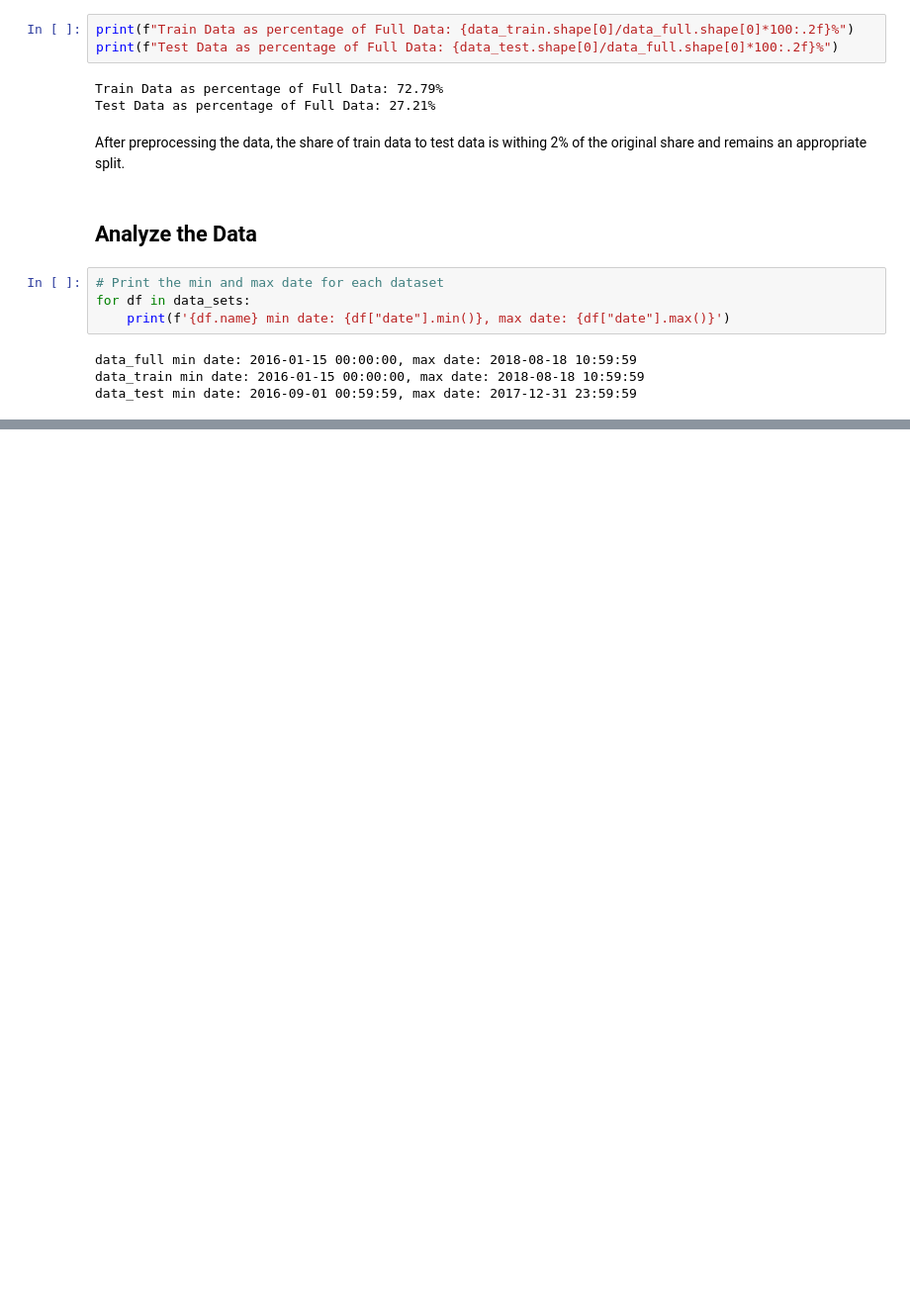
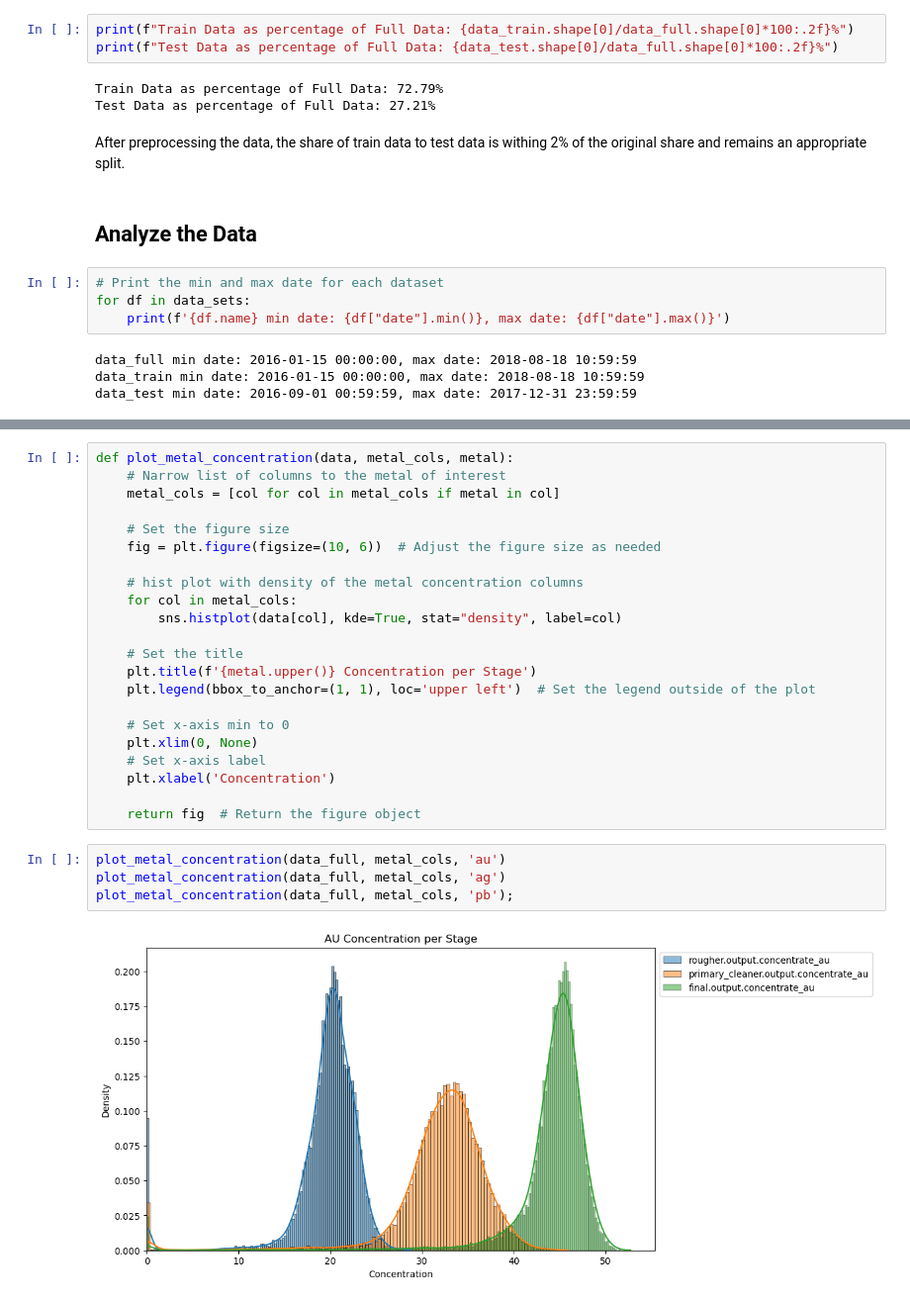
Before and after one commit to IMMontoya/Machine-Learning-Model-for-Efficiency-in-Gold-Mining, a Jupyter notebook: notebook.ipynb, the cells around one changed output, grey strips where cells are left out. Shown: that part at 99% size. Saved outputs shown, nothing was run; the diff lists cells and outputs as text; blank space fills up the shorter version.

Commit message:
2.1. Take note of how the concentrations of metals (Au, Ag, Pb) change depending on the purification stage.

```diff
--- a/notebook.ipynb
+++ b/notebook.ipynb
@@ -269,0 +299,28 @@ data_test min date: 2016-09-01 00:59:59, max date: 2017-12-31 23:59:59
+# %%
+def plot_metal_concentration(data, metal_cols, metal):
+    # Narrow list of columns to the metal of interest
+    metal_cols = [col for col in metal_cols if metal in col]
+
+    # Set the figure size
+    fig = plt.figure(figsize=(10, 6))  # Adjust the figure size as needed
+
+    # hist plot with density of the metal concentration columns
+    for col in metal_cols:
+        sns.histplot(data[col], kde=True, stat="density", label=col)
+
+    # Set the title
+    plt.title(f'{metal.upper()} Concentration per Stage')
+    plt.legend(bbox_to_anchor=(1, 1), loc='upper left')  # Set the legend outside of the plot
+
+    # Set x-axis min to 0
+    plt.xlim(0, None)
+    # Set x-axis label
+    plt.xlabel('Concentration')
+
+    return fig  # Return the figure object
+# %%
+plot_metal_concentration(data_full, metal_cols, 'au')
+plot_metal_concentration(data_full, metal_cols, 'ag')
+plot_metal_concentration(data_full, metal_cols, 'pb');
+# %% [output]
+[figure, added]
```
Also changed, not shown: parts of 4 cells of this notebook.
